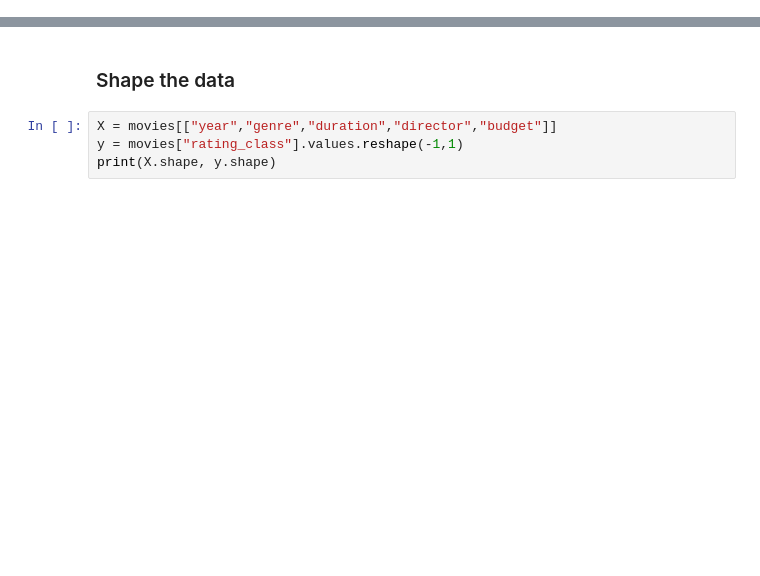
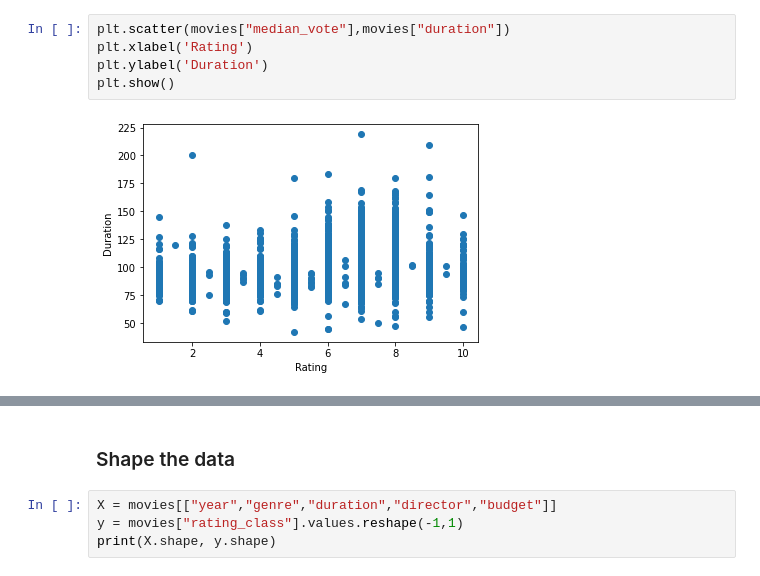
Before and after one commit to jagnoor/IMDB-Machnine-Learning, a Jupyter notebook: multiple_linear_regression.ipynb, the cells around one changed output, grey strips where cells are left out. Cells and saved outputs as stored; diff of their text form; blank space fills up the shorter version.

```diff
--- a/multiple_linear_regression.ipynb
+++ b/multiple_linear_regression.ipynb
@@ -18,0 +36,7 @@ movies.head()
+# %%
+plt.scatter(movies["median_vote"],movies["duration"])
+plt.xlabel('Rating')
+plt.ylabel('Duration')
+plt.show()
+# %% [output]
+[figure, added]
```
Also changed, not shown: parts of 23 cells of this notebook.
